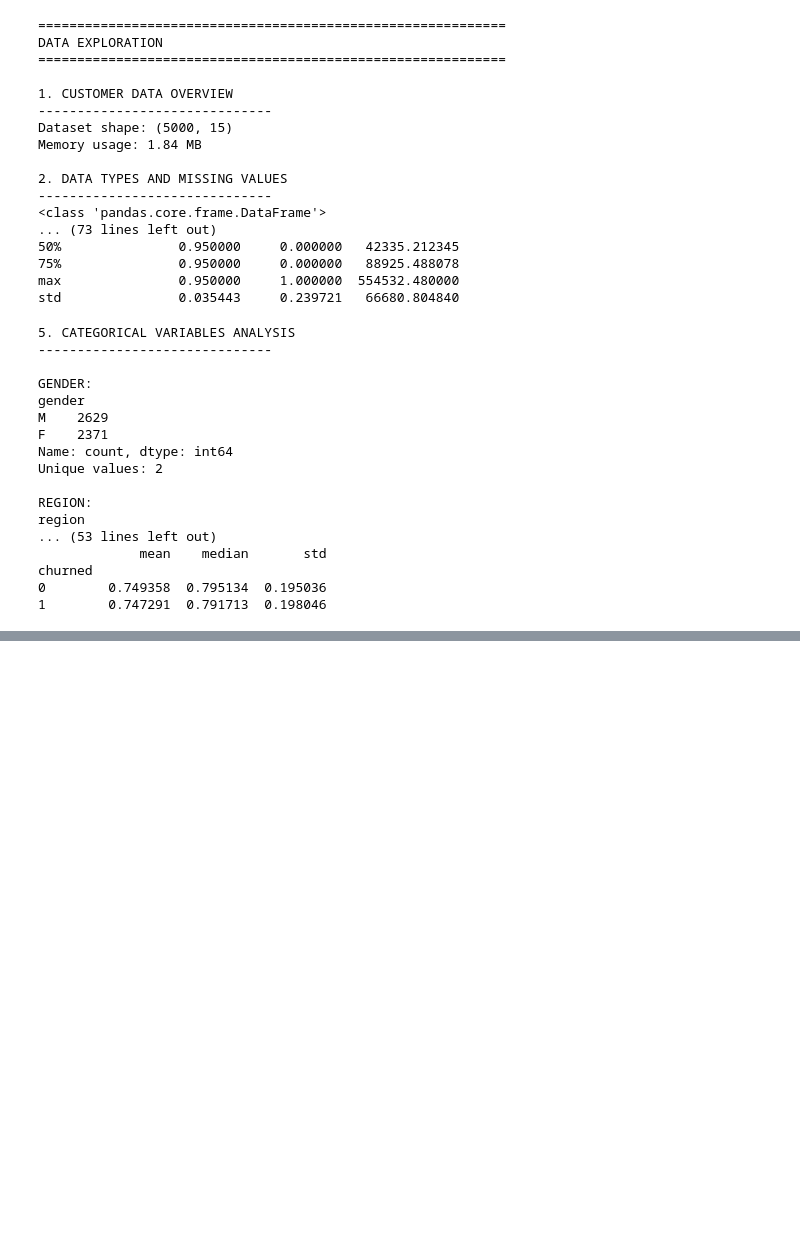
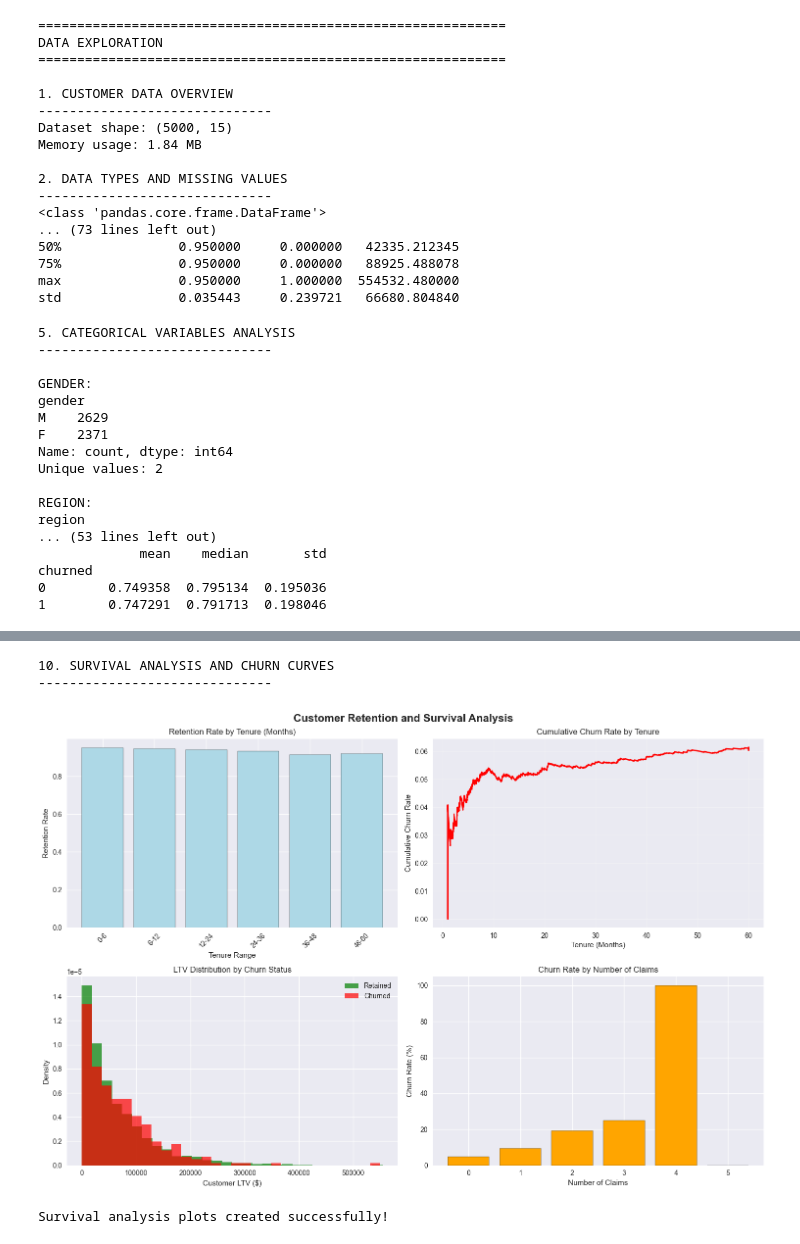
Before and after one commit to ghsaberr/agentic-customer-lifetime-value-prediction, a Jupyter notebook: agentic-customer-lifetime-value-prediction.ipynb, the cells around one changed output, grey strips where cells are left out. Saved outputs shown, nothing was run; the diff lists cells and outputs as text; code cells hidden in the pictures; blank space fills up the shorter version.

```diff
--- a/agentic-customer-lifetime-value-prediction.ipynb
+++ b/agentic-customer-lifetime-value-prediction.ipynb
@@ -548,0 +618,63 @@ churned
+# %%
+# Survival Analysis and Churn Curves
+print("\n10. SURVIVAL ANALYSIS AND CHURN CURVES")
+print("-" * 30)
+
+# Create survival analysis plots
+fig, axes = plt.subplots(2, 2, figsize=(15, 10))
+fig.suptitle('Customer Retention and Survival Analysis', fontsize=16, fontweight='bold')
+
+# 1. Retention Rate by Tenure
+retention_by_tenure = []
+tenure_bins = [0, 6, 12, 24, 36, 48, 60]
+for i in range(len(tenure_bins)-1):
+    mask = (customer_data['tenure_months'] >= tenure_bins[i]) & (customer_data['tenure_months'] < tenure_bins[i+1])
+    if mask.sum() > 0:
+        retention_rate = 1 - customer_data[mask]['churned'].mean()
+        retention_by_tenure.append(retention_rate)
+    else:
+        retention_by_tenure.append(0)
+
+tenure_labels = [f'{tenure_bins[i]}-{tenure_bins[i+1]}' for i in range(len(tenure_bins)-1)]
+axes[0, 0].bar(tenure_labels, retention_by_tenure, color='lightblue', edgecolor='black')
+axes[0, 0].set_title('Retention Rate by Tenure (Months)')
+axes[0, 0].set_xlabel('Tenure Range')
+axes[0, 0].set_ylabel('Retention Rate')
+axes[0, 0].tick_params(axis='x', rotation=45)
+
+# 2. Cumulative Churn Rate
+customer_data_sorted = customer_data.sort_values('tenure_months')
+cumulative_churn = customer_data_sorted['churned'].cumsum() / range(1, len(customer_data_sorted) + 1)
+axes[0, 1].plot(customer_data_sorted['tenure_months'], cumulative_churn, color='red', linewidth=2)
+axes[0, 1].set_title('Cumulative Churn Rate by Tenure')
+axes[0, 1].set_xlabel('Tenure (Months)')
+axes[0, 1].set_ylabel('Cumulative Churn Rate')
+axes[0, 1].grid(True, alpha=0.3)
+
+# 3. LTV Distribution by Churn Status
+retained_ltv = customer_data[customer_data['churned'] == 0]['customer_ltv']
+churned_ltv = customer_data[customer_data['churned'] == 1]['customer_ltv']
+
+axes[1, 0].hist(retained_ltv, bins=30, alpha=0.7, label='Retained', color='green', density=True)
+axes[1, 0].hist(churned_ltv, bins=30, alpha=0.7, label='Churned', color='red', density=True)
+axes[1, 0].set_title('LTV Distribution by Churn Status')
+axes[1, 0].set_xlabel('Customer LTV ($)')
+axes[1, 0].set_ylabel('Density')
+axes[1, 0].legend()
+
+# 4. Claims Impact on Churn
+claims_churn = customer_data.groupby('num_claims')['churned'].mean() * 100
+axes[1, 1].bar(claims_churn.index, claims_churn.values, color='orange', edgecolor='black')
+axes[1, 1].set_title('Churn Rate by Number of Claims')
+axes[1, 1].set_xlabel('Number of Claims')
+axes[1, 1].set_ylabel('Churn Rate (%)')
+
+plt.tight_layout()
+plt.show()
+
+print("Survival analysis plots created successfully!")
+# %% [output]
+10. SURVIVAL ANALYSIS AND CHURN CURVES
+------------------------------
+[figure, added]
+Survival analysis plots created successfully!
```
Also changed, not shown: parts of 1 cell of this notebook.
